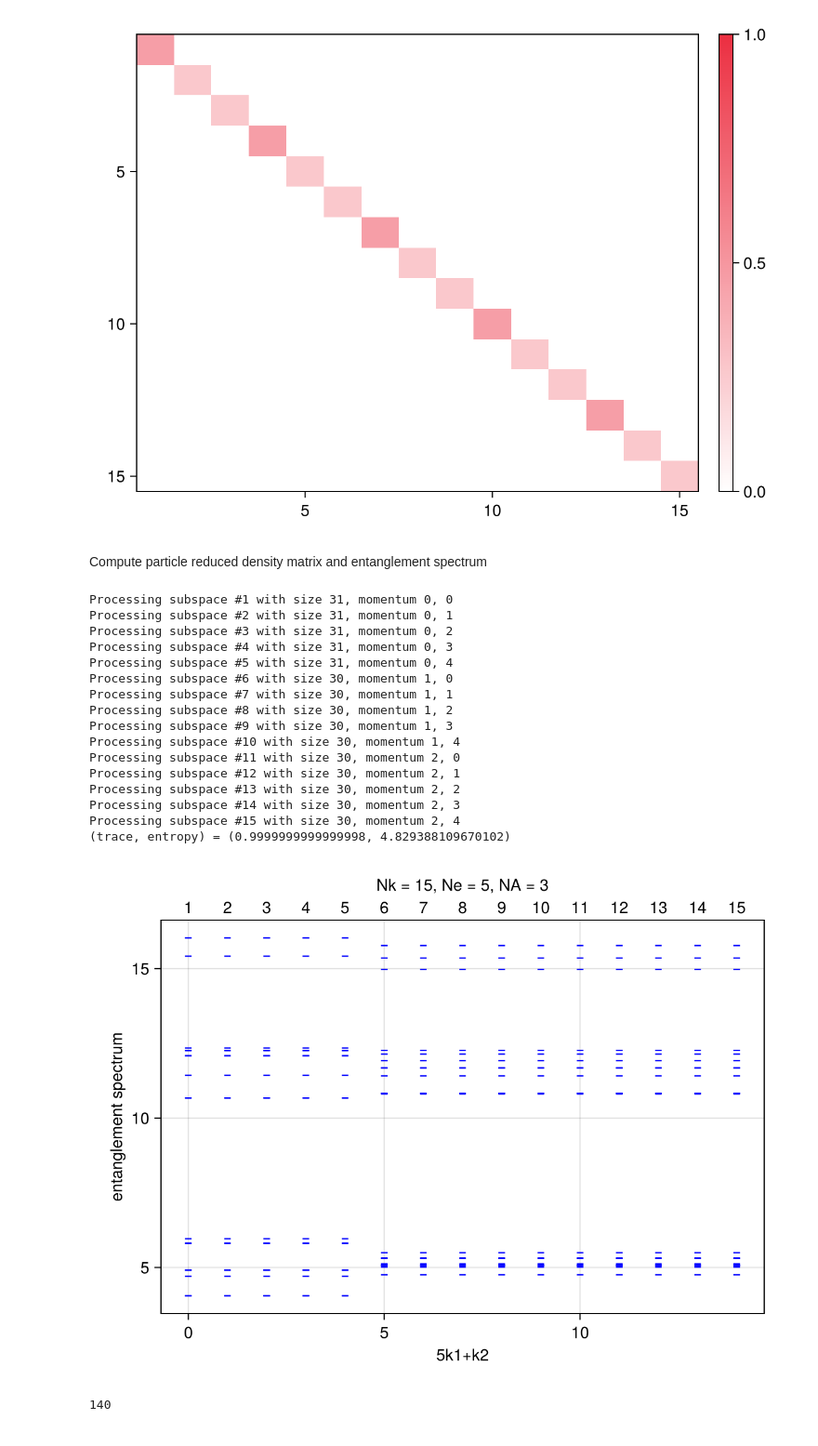
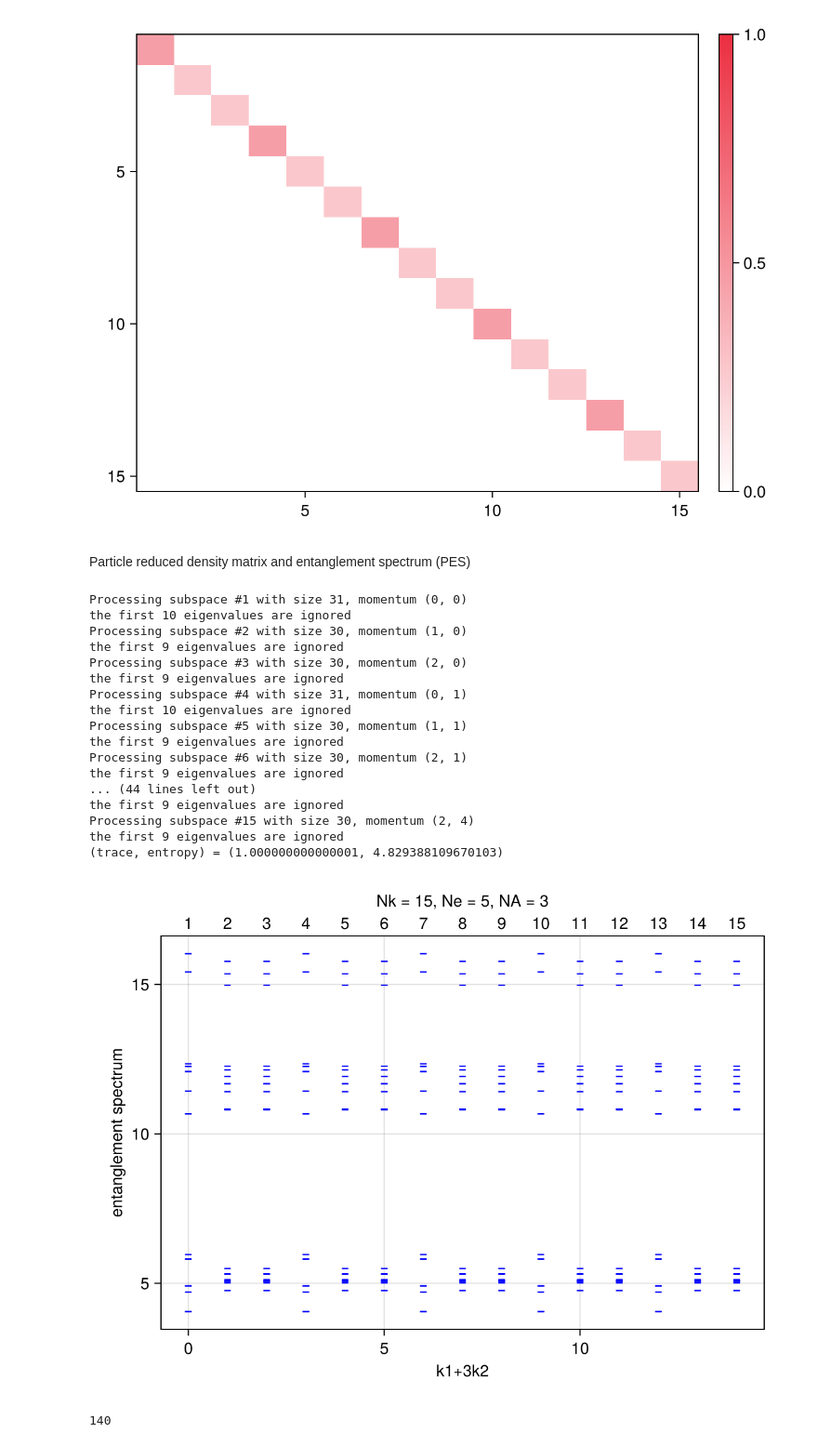
Before and after one commit to Zou-Bo/MomentumED.jl, a Jupyter notebook: landau level torus/topological order/1.FQH_Laughlin.ipynb, the cells around one changed output. Shown at 93% size. Cells and saved outputs as stored; diff of their text form; code cells hidden in the pictures.

```diff
--- a/landau level torus/topological order/1.FQH_Laughlin.ipynb
+++ b/landau level torus/topological order/1.FQH_Laughlin.ipynb
@@ -199,8 +208,8 @@ Ne = 10         # N electrons for this system
 
 =#
 # %%
-# Set up component parameters: (layer, level, Chern number, pseudospin)
-sys_int = LandauInteraction(tri_lattice, (1, 0, 1, 0));
+# Set up component parameters: (layer, level index, Chern number, pseudospin)
+sys_int = LandauInteraction(tri_lattice, (1, 0, 1, 0)); # only one n=0 Landau level with Chern number 1
 
 # Coulomb
 sys_int.D_l = 10.0                  # Screening length D/l
@@ -215,7 +224,7 @@ sys_int.V_intra = [0.0; 1.0; 0.0; 0.01]          # Intralayer Haldane pseudo-pot
 sys_int.mix = 0                  # mix * Haldane + (1-mix) * Coulomb
 
 # Create parameter structure for bilayer system
-para = EDPara(k_list = k_list, Gk = Gk, V_int = sys_int);
+para = EDPara(k_list = k_list, Gk = Gk, H_two = sys_int);
 # %% [output]
 intra_PP = [1.634711735356748, 0.749358256026894, 0.5286614325145934, 0.41872976155450814, 0.3503270791671362, 0.3026827462193143, 0.2671424975972047, 0.23937933875941908, 0.21695945116067117, 0.19839 ...
 # %%
@@ -313,59 +324,64 @@ Colorbar(fig[1, 2], hm); fig
 # %% [output]
 [figure]
 # %% [markdown]
-Compute particle reduced density matrix and entanglement spectrum
+Particle reduced density matrix and entanglement spectrum (PES)
 # %%
-NA = 3
+NA = 3  # number of electrons in part A, negtive number means holes in part A
 ph_components = BitVector([NA < 0])
 normalizer = binomial(ph_components[1] ? Nk-Ne : Ne, abs(NA))
-# Create momentum blocks for part A (Hilbert subspace)
-Ass, Ak1, Ak2 = ED_momentum_subspaces(para, (NA, ));
+# Create momentum blocks for part A (Hilbert subspaces)
+Ass, Ak = ED_momentum_subspaces(para, (NA, ));
 
-sn = 1
+sn_vn_range = [(1,1); (2,1); (3,1)];  # use all Laughlin ground states for PES calculation
+threshold = 1e-10;                    # eigenvalues smaller than this value will be ignored to avoid numerical instability
 entanglement_spectrum = Vector{Vector{Float64}}(undef, length(Ass));
 trace = 0.0; entropy = 0.0;
 for i in eachindex(entanglement_spectrum)
-    println("Processing subspace #$i with size $(length(Ass[i])), momentum $(Ak1[i]), $(Ak2[i])")
-    rdm = PES_MomtBlock_rdm(para, vectors[sn][1], Ass[i], ph_components)
-    for sn in [6; 11]
-        rdm += PES_MomtBlock_rdm(para, vectors[sn][1], Ass[i], ph_components)
+    println("Processing subspace #$i with size $(length(Ass[i])), momentum $(Ak[i])")
+    rdm_l = length(Ass[i])
+    rdm = zeros(ComplexF64, rdm_l, rdm_l)
+    for (sn, vn) in sn_vn_range
+        rdm += PES_MomtBlock_rdm(para, vectors[sn][vn], Ass[i], ph_components)
     end
-    rdm /= 3
-    vals = eigvals(rdm) ./ normalizer
+    rdm /= length(sn_vn_range)
+
+    vals = eigvals(Hermitian(rdm)) ./ normalizer
     trace += sum(vals)
-    nonzero_start = findfirst(>(1e-10), vals)
+    nonzero_start = findfirst(>(threshold), vals)
+    nonzero_start > 1 && println("the first $(nonzero_start-1) eigenvalues are ignored")
     isnothing(nonzero_start) || (entanglement_spectrum[i] = -log.(vals[nonzero_start:end]))
     isnothing(nonzero_start) || (entropy += sum(λ -> -λ*log(λ), vals[nonzero_start:end]))
 end
 entropy = (entropy + trace * log(trace)) / trace
 @show trace, entropy;
 # %% [output]
-Processing subspace #1 with size 31, momentum 0, 0
-Processing subspace #2 with size 31, momentum 0, 1
-Processing subspace #3 with size 31, momentum 0, 2
-Processing subspace #4 with size 31, momentum 0, 3
-Processing subspace #5 with size 31, momentum 0, 4
-Processing subspace #6 with size 30, momentum 1, 0
-Processing subspace #7 with size 30, momentum 1, 1
-Processing subspace #8 with size 30, momentum 1, 2
-Processing subspace #9 with size 30, momentum 1, 3
-Processing subspace #10 with size 30, momentum 1, 4
-Processing subspace #11 with size 30, momentum 2, 0
-Processing subspace #12 with size 30, momentum 2, 1
-Processing subspace #13 with size 30, momentum 2, 2
-Processing subspace #14 with size 30, momentum 2, 3
-Processing subspace #15 with size 30, momentum 2, 4
-(trace, entropy) = (0.9999999999999998, 4.829388109670102)
+Processing subspace #1 with size 31, momentum (0, 0)
+the first 10 eigenvalues are ignored
+Processing subspace #2 with size 30, momentum (1, 0)
+the first 9 eigenvalues are ignored
+Processing subspace #3 with size 30, momentum (2, 0)
+the first 9 eigenvalues are ignored
+Processing subspace #4 with size 31, momentum (0, 1)
+the first 10 eigenvalues are ignored
+Processing subspace #5 with size 30, momentum (1, 1)
+the first 9 eigenvalues are ignored
+Processing subspace #6 with size 30, momentum (2, 1)
+the first 9 eigenvalues are ignored
+... (44 lines left out)
+the first 9 eigenvalues are ignored
+Processing subspace #15 with size 30, momentum (2, 4)
+the first 9 eigenvalues are ignored
+(trace, entropy) = (1.000000000000001, 4.829388109670103)
 # %%
 # if using pseudo potential with only V_1 and set V_3=0:
 # spectrum above gap are infinity and will be ignored in this plot.
-plot_ed_spectrum(entanglement_spectrum, Ak1, Ak2;
+plot_ed_spectrum(entanglement_spectrum, Ak, Gk;
     ylabel = "entanglement spectrum",
     title = "Nk = $Nk, Ne = $Ne, NA = $NA",
     # ylims = (nothing, nothing)
 );
 # %% [output]
-[figure, old version]
+[figure, new version]
 # %%
 sum(spec -> count(<=(6.5), spec), entanglement_spectrum)
 # %% [output]
```
Also changed, not shown: parts of 20 cells of this notebook, 18 other files.
